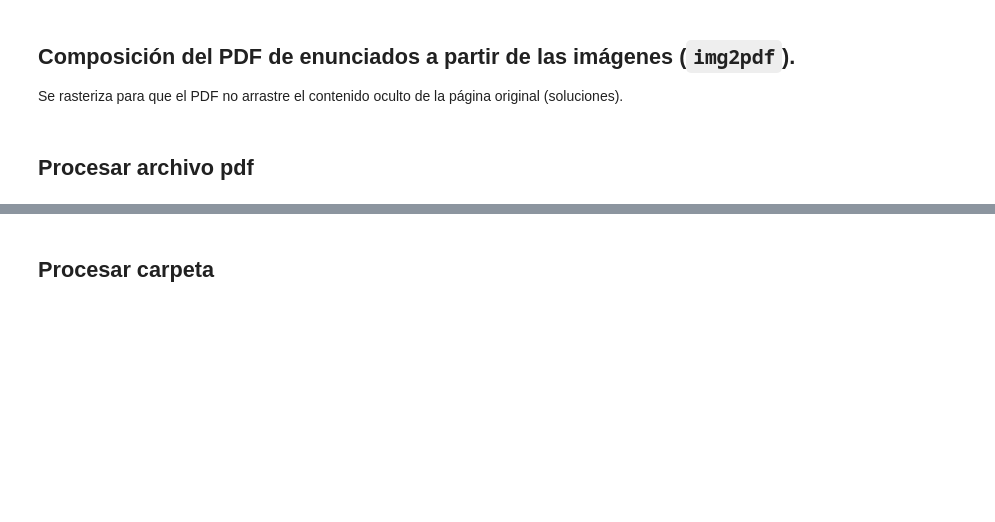
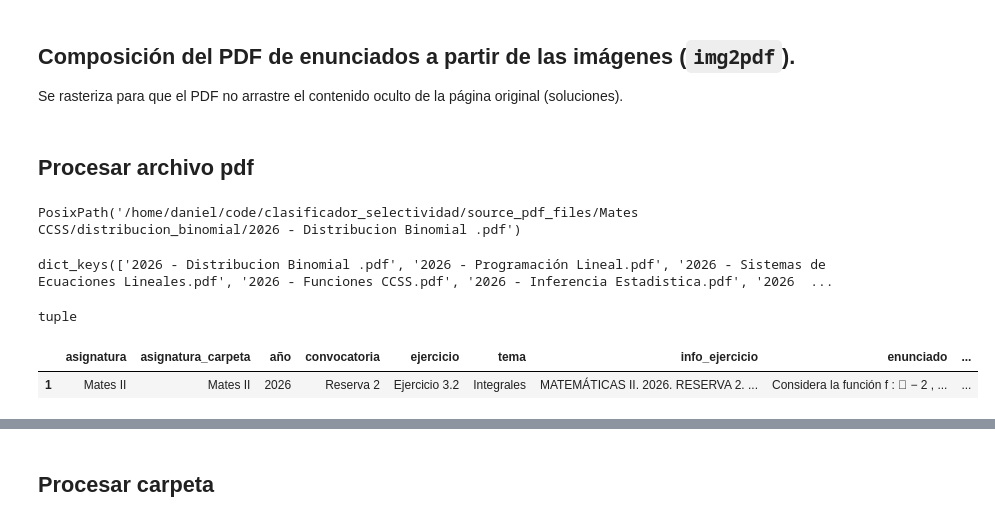
Before and after one commit to chusk2/clasificador_selectividad, a Jupyter notebook: jupyter notebooks/recortar_pdf.ipynb, the cells around one changed output, grey strips where cells are left out. Saved outputs shown, nothing was run; the diff lists cells and outputs as text; code cells hidden in the pictures; blank space fills up the shorter version.

```diff
--- a/jupyter notebooks/recortar_pdf.ipynb
+++ b/jupyter notebooks/recortar_pdf.ipynb
@@ -278,3 +278,32 @@ def procesar_pdf(file_path, output_folder, export_pdf = True, export_png=True, d
         compose_pdf(imagenes, output_pdf_filename, dpi)
 
     return pd.DataFrame(exercises), ""
+# %%
+files_2026 = []
+files_2026 = [ i for i in list((root / "source_pdf_files").rglob("2026*.pdf")) if i not in files_2026]
+# %%
+files_2026[0]
+# %% [output]
+PosixPath('/home/daniel/code/clasificador_selectividad/source_pdf_files/Mates CCSS/distribucion_binomial/2026 - Distribucion Binomial .pdf')
+# %%
+dataframes = {}
+for f in files_2026:
+    output_folder = Path(str(f.parent).replace("source_pdf_files", "enunciados_ejercicios"))
+    dataframes[f.name] = procesar_pdf(f, output_folder=output_folder)
+# %%
+dataframes.keys()
+# %% [output]
+dict_keys(['2026 - Distribucion Binomial .pdf', '2026 - Programación Lineal.pdf', '2026 - Sistemas de Ecuaciones Lineales.pdf', '2026 - Funciones CCSS.pdf', '2026 - Inferencia Estadistica.pdf', '2026  ...
+# %%
+type(dataframes['2026 - Distribucion Binomial .pdf'])
+# %% [output]
+tuple
+# %%
+df = pd.DataFrame()
+for k,v in dataframes.items():
+    df = pd.concat([df, v[0]])
+# %%
+df.sample()
+# %% [output]
+|  | asignatura | asignatura_carpeta | año | convocatoria | ejercicio | tema | info_ejercicio | enunciado | ... |
+| 1 | Mates II | Mates II | 2026 | Reserva 2 | Ejercicio 3.2 | Integrales | MATEMÁTICAS II. 2026. RESERVA 2. ... | Considera la función f :  − 2 , ... | ... |
```
Also changed, not shown: parts of 4 cells of this notebook, 2 other files.
